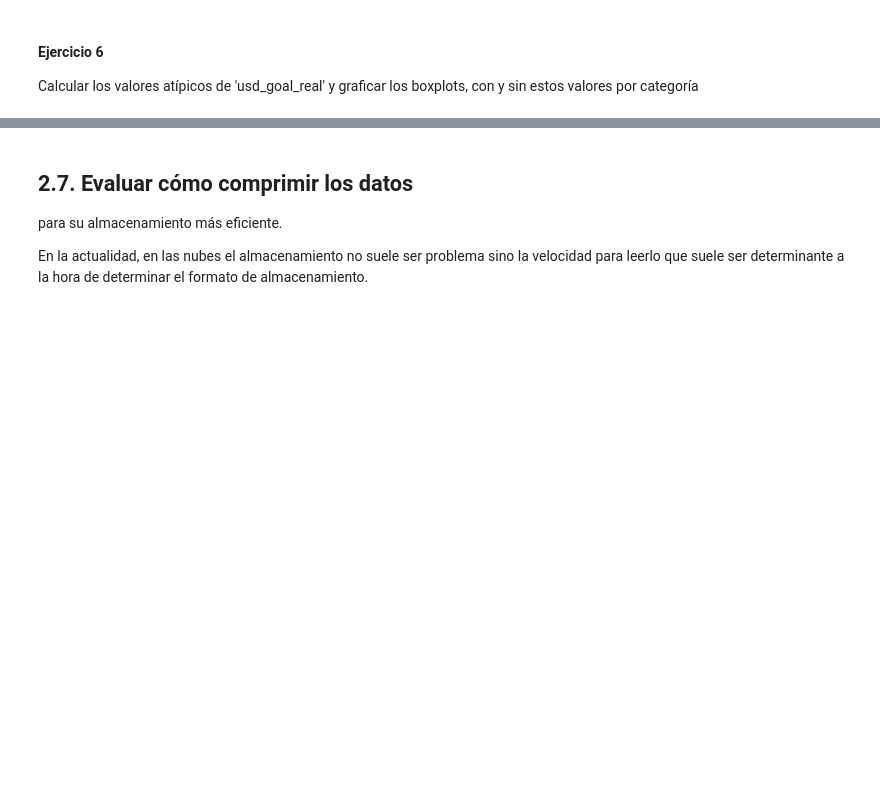
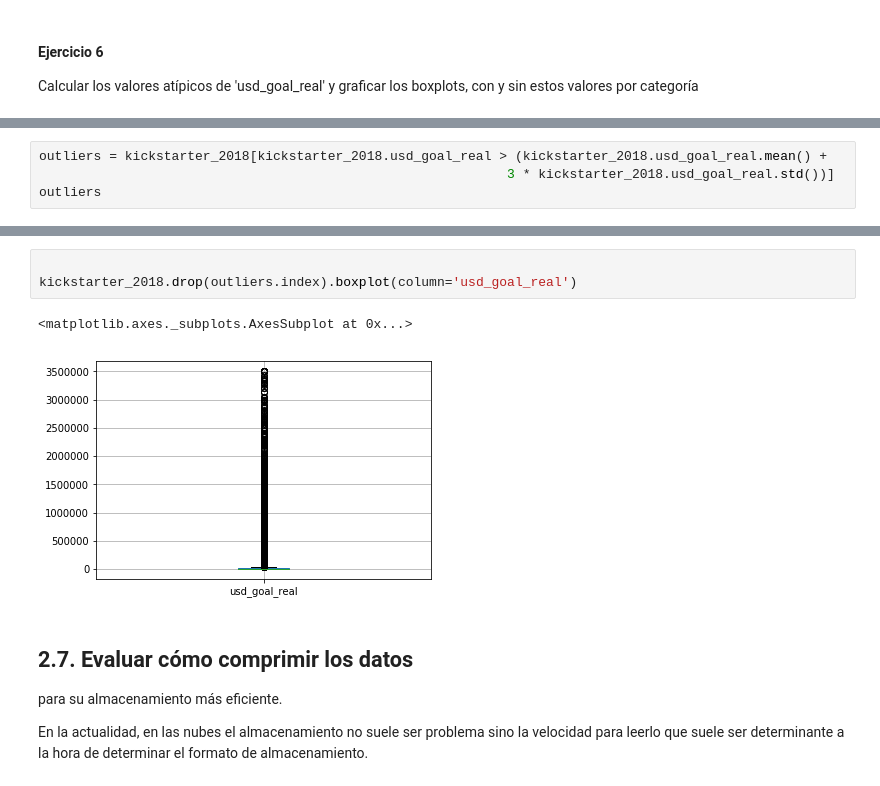
Before and after one commit to sergiobuzzi/AnalisisYCuracion, a Jupyter notebook: notebooks/Limpieza.ipynb, the cells around one changed output, grey strips where cells are left out. Saved outputs shown, nothing was run; the diff lists cells and outputs as text; blank space fills up the shorter version.

```diff
--- a/notebooks/Limpieza.ipynb
+++ b/notebooks/Limpieza.ipynb
@@ -1086,0 +1197,4 @@ Calcular los valores atípicos de 'usd_goal_real' y graficar los boxplots, con y
+# %%
+outliers = kickstarter_2018[kickstarter_2018.usd_goal_real > (kickstarter_2018.usd_goal_real.mean() +
+                                                            3 * kickstarter_2018.usd_goal_real.std())]
+outliers
@@ -1087,3 +1228,9 @@ Calcular los valores atípicos de 'usd_goal_real' y graficar los boxplots, con y
+# %%
+
+kickstarter_2018.drop(outliers.index).boxplot(column='usd_goal_real')
+# %% [output]
+<matplotlib.axes._subplots.AxesSubplot at 0x...>
+[figure, added]
 # %% [markdown]
 ## 2.7. Evaluar cómo comprimir los datos
 para su almacenamiento más eficiente.
```
Also changed, not shown: parts of 33 cells of this notebook.
